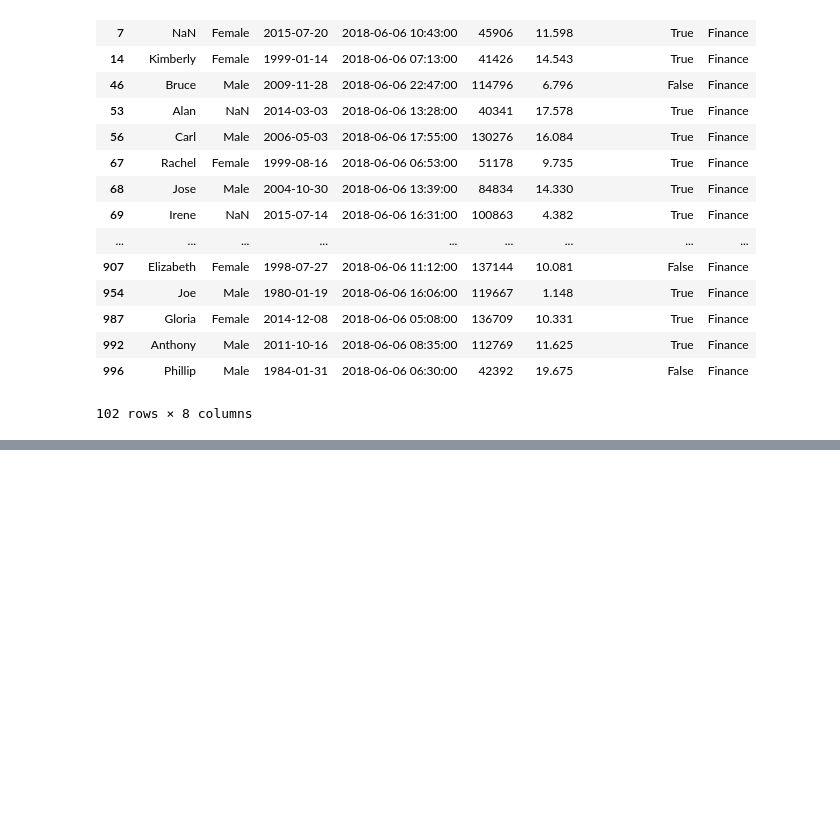
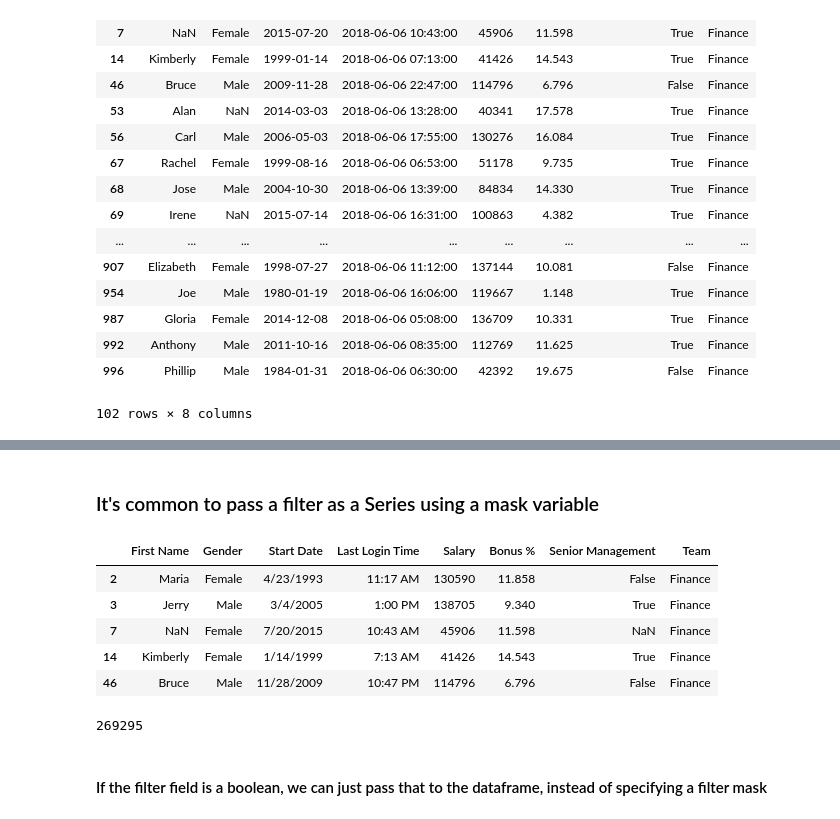
Before and after one commit to drymm/python-basics, a Jupyter notebook: pandas-df-2.ipynb, the cells around one changed output, grey strips where cells are left out. Saved outputs shown, nothing was run; the diff lists cells and outputs as text; code cells hidden in the pictures; blank space fills up the shorter version.

```diff
--- a/pandas-df-2.ipynb
+++ b/pandas-df-2.ipynb
@@ -167,0 +198,18 @@ emp[emp["Team"] == "Finance"]
+# %% [markdown]
+### It's common to pass a filter as a Series using a mask variable
+# %%
+mask = emp["Team"] == "Finance"
+emp[mask].head()
+# %% [output]
+|  | First Name | Gender | Start Date | Last Login Time | Salary | Bonus % | Senior Management | Team |
+| 2 | Maria | Female | 4/23/1993 | 11:17 AM | 130590 | 11.858 | False | Finance |
+| 3 | Jerry | Male | 3/4/2005 | 1:00 PM | 138705 | 9.340 | True | Finance |
+| 7 | NaN | Female | 7/20/2015 | 10:43 AM | 45906 | 11.598 | NaN | Finance |
+| 14 | Kimberly | Female | 1/14/1999 | 7:13 AM | 41426 | 14.543 | True | Finance |
+| 46 | Bruce | Male | 11/28/2009 | 10:47 PM | 114796 | 6.796 | False | Finance |
+# %%
+emp[mask]["Salary"].head(2).sum()
+# %% [output]
+269295
+# %% [markdown]
+#### If the filter field is a boolean, we can just pass that to the dataframe, instead of specifying a filter mask
```
Also changed, not shown: parts of 25 cells of this notebook.
